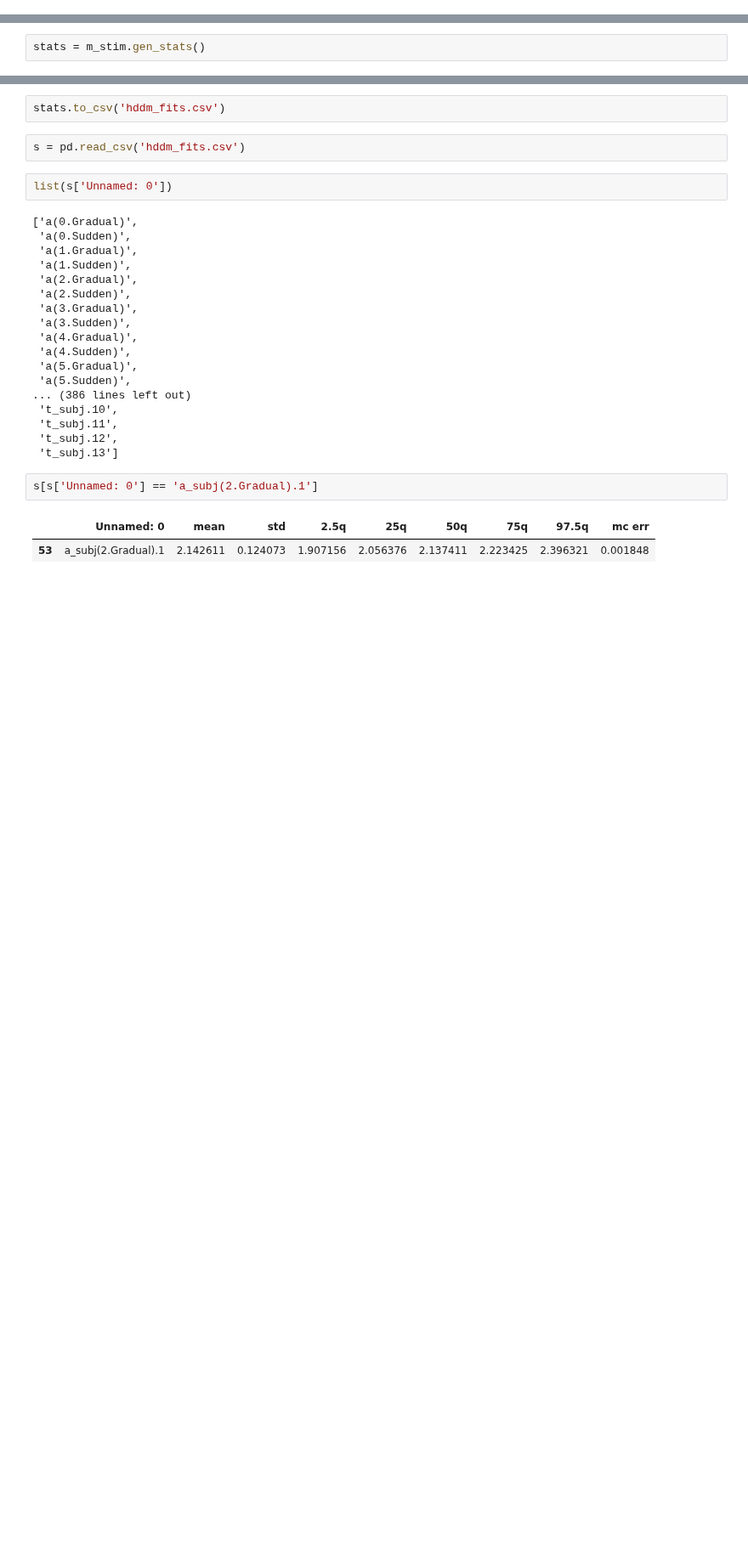
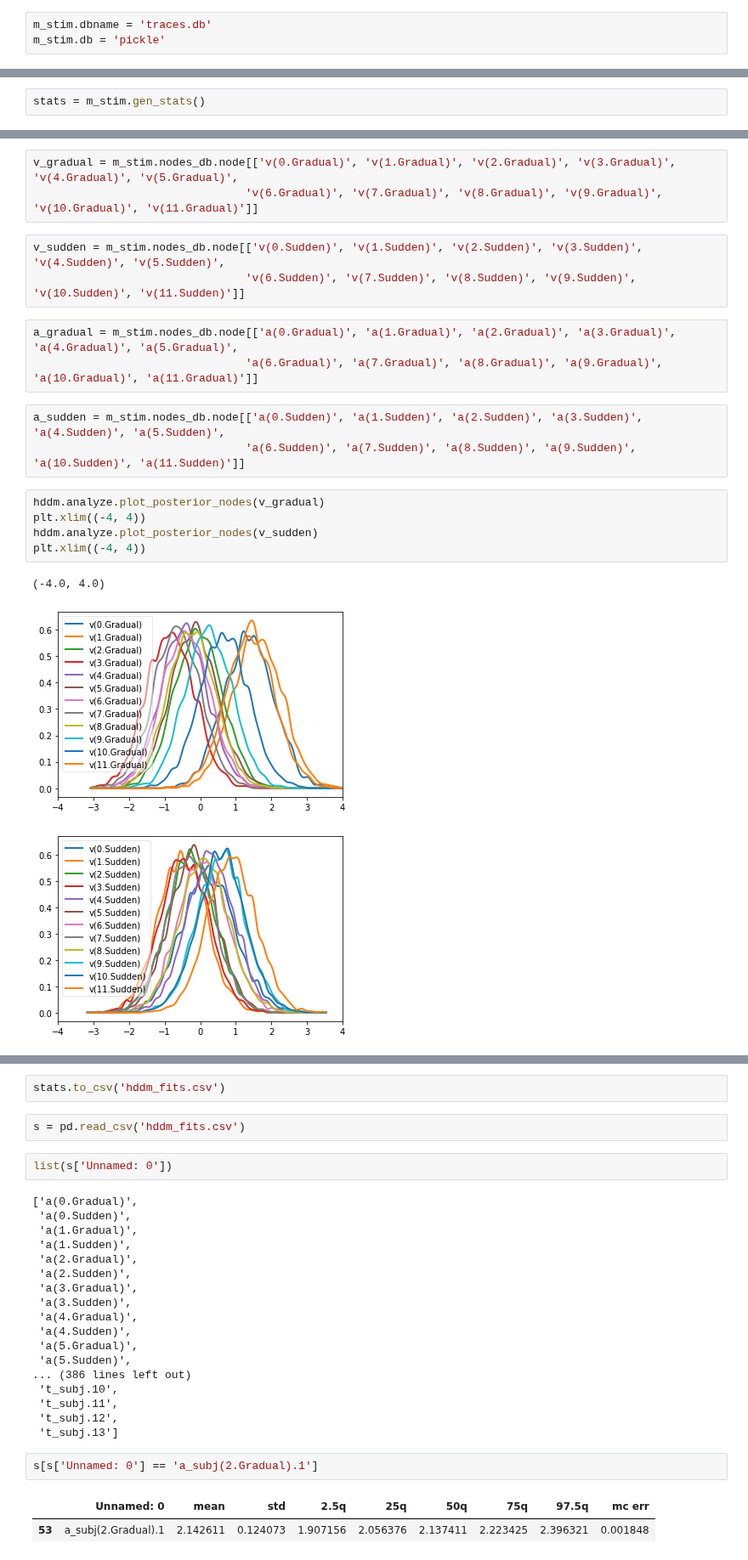
Before and after one commit to tejas-savalia/Lab-Codes, a Jupyter notebook: Visuomotor_Adaptation_psychopy_tablet/no_feedback/analysis/DDMs.ipynb, the cells around one changed output, grey strips where cells are left out. Shown at 85% size. Saved outputs shown, nothing was run; the diff lists cells and outputs as text; blank space fills up the shorter version.

Commit message:
HDDM fits done

```diff
--- a/Visuomotor_Adaptation_psychopy_tablet/no_feedback/analysis/DDMs.ipynb
+++ b/Visuomotor_Adaptation_psychopy_tablet/no_feedback/analysis/DDMs.ipynb
@@ -440 +464,4 @@ m_stim = hddm.HDDM(df_rt, depends_on={'v': ['block', 'condition'], 'a':['block',
+# %%
+m_stim.dbname = 'traces.db'
+m_stim.db = 'pickle'
 # %%
@@ -460,0 +509,21 @@ stats = m_stim.gen_stats()
+# %%
+v_gradual = m_stim.nodes_db.node[['v(0.Gradual)', 'v(1.Gradual)', 'v(2.Gradual)', 'v(3.Gradual)', 'v(4.Gradual)', 'v(5.Gradual)',
+                                'v(6.Gradual)', 'v(7.Gradual)', 'v(8.Gradual)', 'v(9.Gradual)', 'v(10.Gradual)', 'v(11.Gradual)']]
+# %%
+v_sudden = m_stim.nodes_db.node[['v(0.Sudden)', 'v(1.Sudden)', 'v(2.Sudden)', 'v(3.Sudden)', 'v(4.Sudden)', 'v(5.Sudden)',
+                                'v(6.Sudden)', 'v(7.Sudden)', 'v(8.Sudden)', 'v(9.Sudden)', 'v(10.Sudden)', 'v(11.Sudden)']]
+# %%
+a_gradual = m_stim.nodes_db.node[['a(0.Gradual)', 'a(1.Gradual)', 'a(2.Gradual)', 'a(3.Gradual)', 'a(4.Gradual)', 'a(5.Gradual)',
+                                'a(6.Gradual)', 'a(7.Gradual)', 'a(8.Gradual)', 'a(9.Gradual)', 'a(10.Gradual)', 'a(11.Gradual)']]
+# %%
+a_sudden = m_stim.nodes_db.node[['a(0.Sudden)', 'a(1.Sudden)', 'a(2.Sudden)', 'a(3.Sudden)', 'a(4.Sudden)', 'a(5.Sudden)',
+                                'a(6.Sudden)', 'a(7.Sudden)', 'a(8.Sudden)', 'a(9.Sudden)', 'a(10.Sudden)', 'a(11.Sudden)']]
+# %%
+hddm.analyze.plot_posterior_nodes(v_gradual)
+plt.xlim((-4, 4))
+hddm.analyze.plot_posterior_nodes(v_sudden)
+plt.xlim((-4, 4))
+# %% [output]
+(-4.0, 4.0)
+[figure, added]
+[figure, added]
```
Also changed, not shown: parts of 8 cells of this notebook, 4 other files.
